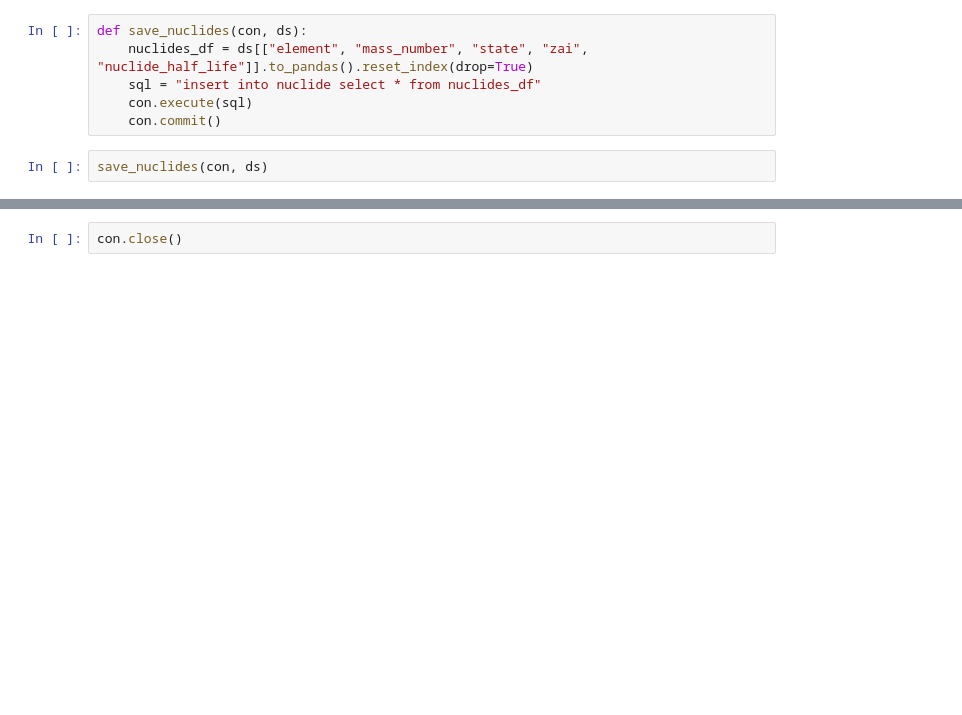
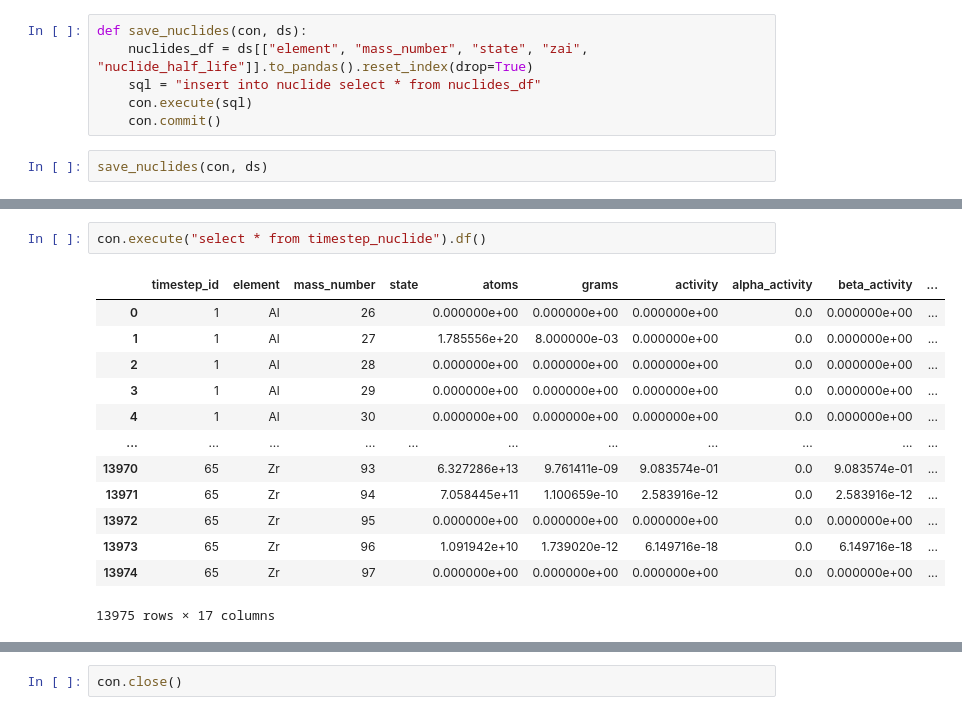
Before and after one commit to MC-kit/xpypact, a Jupyter notebook: notebooks/dvp/try_ducdb.ipynb, the cells around one changed output, grey strips where cells are left out. Cells and saved outputs as stored; diff of their text form; blank space fills up the shorter version.

```diff
--- a/notebooks/dvp/try_ducdb.ipynb
+++ b/notebooks/dvp/try_ducdb.ipynb
@@ -304,0 +285,16 @@ BinderException: Binder Error: table timestep_nuclide has 17 columns but 18 valu
+# %%
+con.execute("select * from timestep_nuclide").df()
+# %% [output]
+|  | timestep_id | element | mass_number | state | atoms | grams | activity | alpha_activity | beta_activity | ... |
+| 0 | 1 | Al | 26 |  | 0.000000e+00 | 0.000000e+00 | 0.000000e+00 | 0.0 | 0.000000e+00 | ... |
+| 1 | 1 | Al | 27 |  | 1.785556e+20 | 8.000000e-03 | 0.000000e+00 | 0.0 | 0.000000e+00 | ... |
+| 2 | 1 | Al | 28 |  | 0.000000e+00 | 0.000000e+00 | 0.000000e+00 | 0.0 | 0.000000e+00 | ... |
+| 3 | 1 | Al | 29 |  | 0.000000e+00 | 0.000000e+00 | 0.000000e+00 | 0.0 | 0.000000e+00 | ... |
+| 4 | 1 | Al | 30 |  | 0.000000e+00 | 0.000000e+00 | 0.000000e+00 | 0.0 | 0.000000e+00 | ... |
+| ... | ... | ... | ... | ... | ... | ... | ... | ... | ... | ... |
+| 13970 | 65 | Zr | 93 |  | 6.327286e+13 | 9.761411e-09 | 9.083574e-01 | 0.0 | 9.083574e-01 | ... |
+| 13971 | 65 | Zr | 94 |  | 7.058445e+11 | 1.100659e-10 | 2.583916e-12 | 0.0 | 2.583916e-12 | ... |
+| 13972 | 65 | Zr | 95 |  | 0.000000e+00 | 0.000000e+00 | 0.000000e+00 | 0.0 | 0.000000e+00 | ... |
+| 13973 | 65 | Zr | 96 |  | 1.091942e+10 | 1.739020e-12 | 6.149716e-18 | 0.0 | 6.149716e-18 | ... |
+| 13974 | 65 | Zr | 97 |  | 0.000000e+00 | 0.000000e+00 | 0.000000e+00 | 0.0 | 0.000000e+00 | ... |
+13975 rows × 17 columns
```
Also changed, not shown: parts of 25 cells of this notebook, 1 other file.
